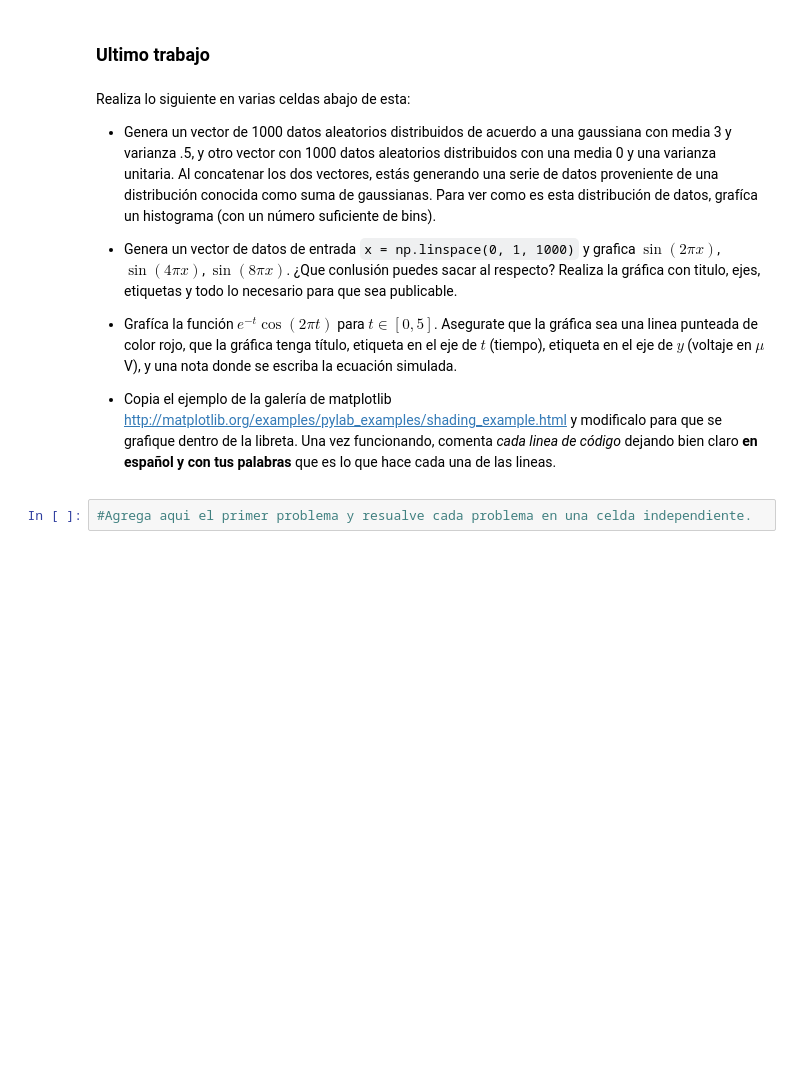
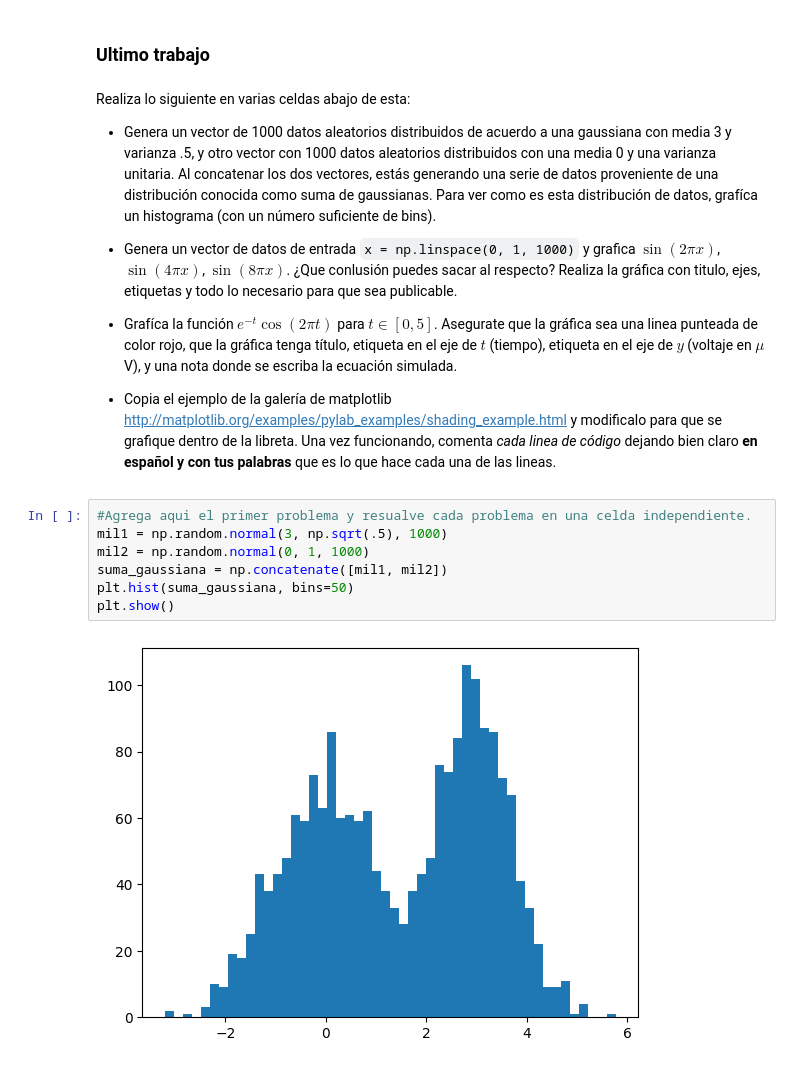
Before and after one commit to oliveroide/Notas_IA_Waissman, a Jupyter notebook: tareas/Introducción a Numpy y Matplotlib.ipynb, the cells around one changed output. Saved outputs shown, nothing was run; the diff lists cells and outputs as text; blank space fills up the shorter version.

```diff
--- a/tareas/Introducción a Numpy y Matplotlib.ipynb
+++ b/tareas/Introducción a Numpy y Matplotlib.ipynb
@@ -540,8 +579,16 @@ Realiza lo siguiente en varias celdas abajo de esta:
 
 * Genera un vector de datos de entrada `x = np.linspace(0, 1, 1000)` y grafica $\sin(2\pi x)$, $\sin(4\pi x)$, $\sin(8\pi x)$. ¿Que conlusión puedes sacar al respecto? Realiza la gráfica con titulo, ejes, etiquetas y todo lo necesario para que sea publicable.
 
-* Grafíca la función $e^{-t}\cos(2\pi t)$ para $t \in [0, 5]$. Asegurate que la gráfica sea una linea punteada de color rojo, que la gráfica tenga título, etiqueta en el eje de $t$ (tiempo), etiqueta en el eje de $y$ (voltaje en $\mu$V), y una nota donde se escriba la ecuación simulada.
+* Grafíca la función $e^{-t}\cos(2\pi t)$ para $t \in [0, 5]$. Asegurate que la gráfica sea una linea punteada de
+color rojo, que la gráfica tenga título, etiqueta en el eje de $t$ (tiempo), etiqueta en el eje de $y$ (voltaje en $\mu$V), y una nota donde se escriba la ecuación simulada.
 
 * Copia el ejemplo de la galería de matplotlib http://matplotlib.org/examples/pylab_examples/shading_example.html y modificalo para que se grafique dentro de la libreta. Una vez funcionando, comenta *cada linea de código* dejando bien claro **en español y con tus palabras** que es lo que hace cada una de las lineas.
 # %%
 #Agrega aqui el primer problema y resualve cada problema en una celda independiente.
+mil1 = np.random.normal(3, np.sqrt(.5), 1000)
+mil2 = np.random.normal(0, 1, 1000)
+suma_gaussiana = np.concatenate([mil1, mil2])
+plt.hist(suma_gaussiana, bins=50)
+plt.show()
+# %% [output]
+[figure, added]
```
Also changed, not shown: parts of 13 cells of this notebook, 1 other file.
